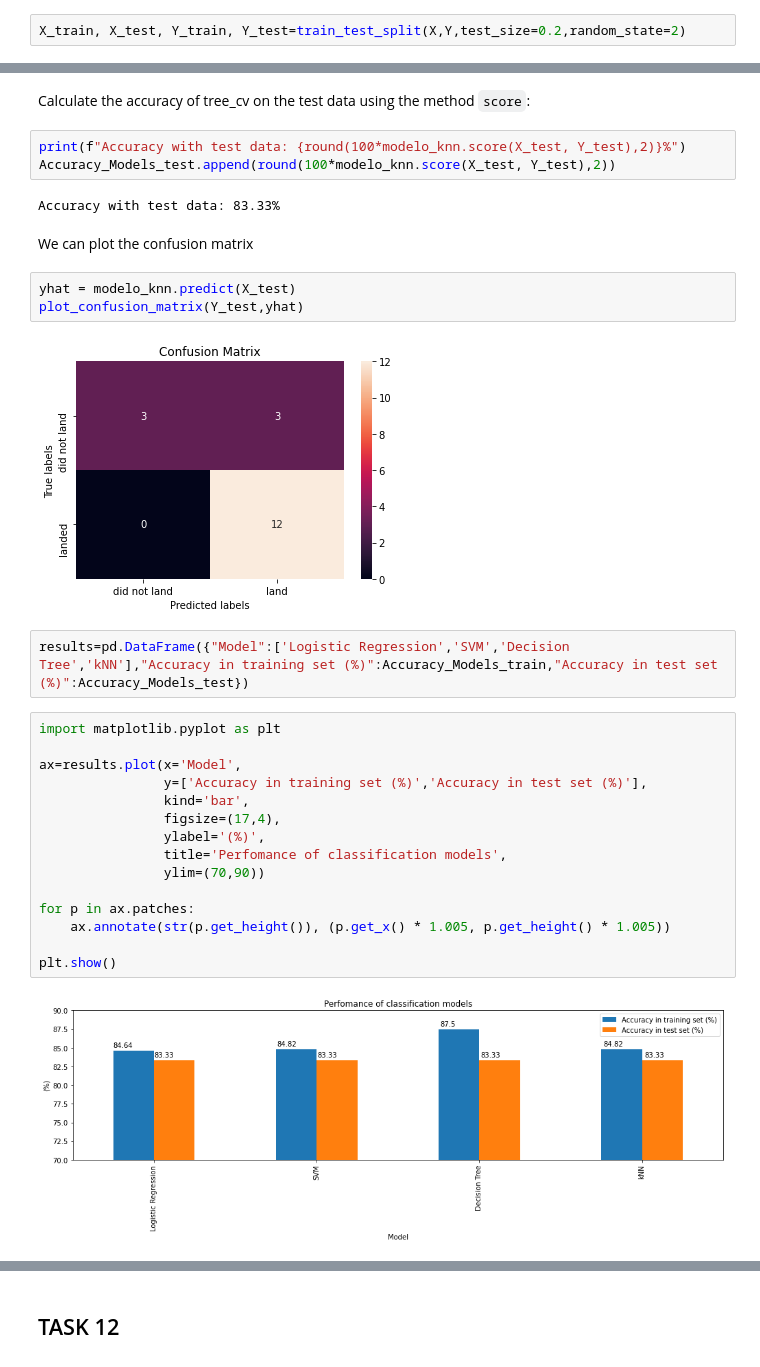
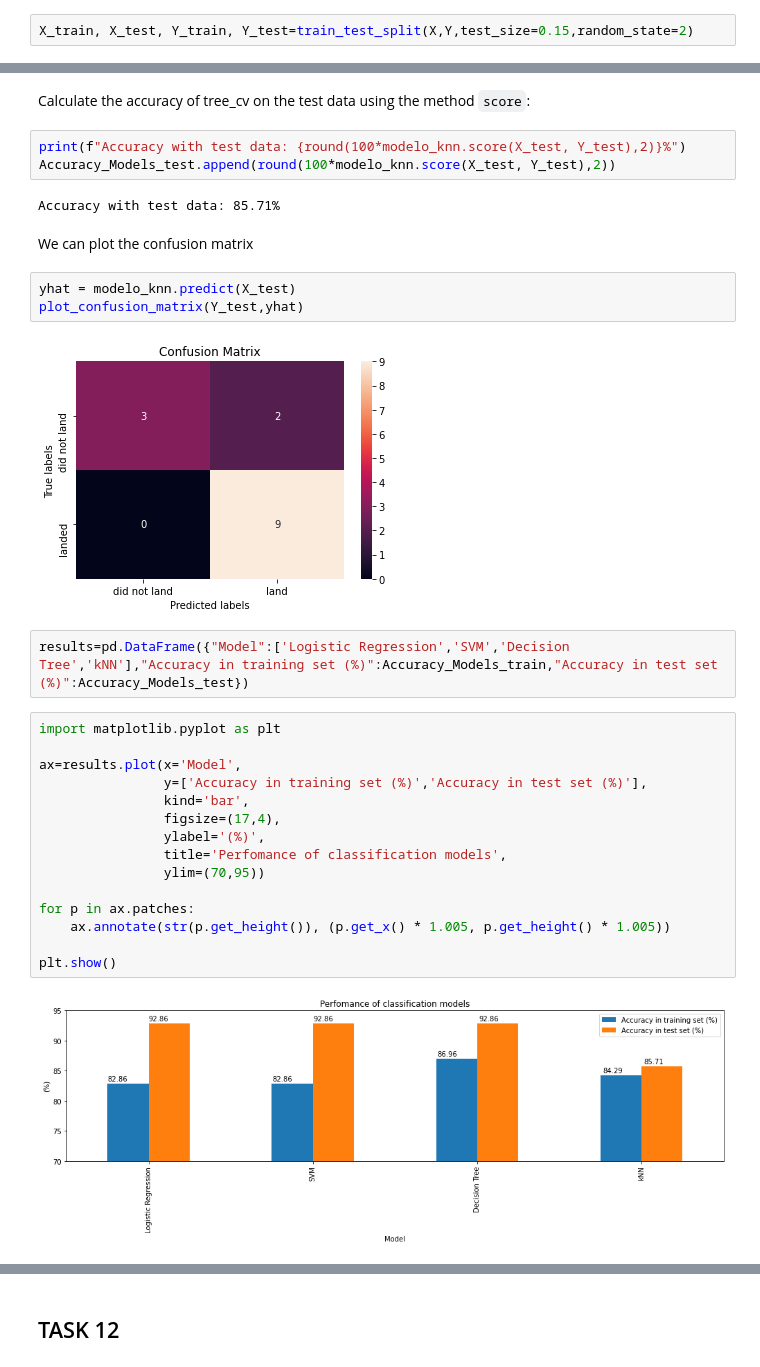
Before and after one commit to AndresNietoGuadarrama/SpaceXLandModel_DS, a Jupyter notebook: SpaceX_Machine Learning Prediction_Part_5.ipynb, the cells around one changed output, grey strips where cells are left out. Drawn from its saved outputs; the diff is of its cells as text.

```diff
--- a/SpaceX_Machine Learning Prediction_Part_5.ipynb
+++ b/SpaceX_Machine Learning Prediction_Part_5.ipynb
@@ -137,7 +138,7 @@ Use the function train_test_split to split the data X and Y into training and te
 # %% [markdown]
 <code>X_train, X_test, Y_train, Y_test</code>
 # %%
-X_train, X_test, Y_train, Y_test=train_test_split(X,Y,test_size=0.2,random_state=2)
+X_train, X_test, Y_train, Y_test=train_test_split(X,Y,test_size=0.15,random_state=2)
 # %% [markdown]
 we can see we only have 18 test samples.
 # %%
@@ -283,30 +284,30 @@ Calculate the accuracy of tree_cv on the test data using the method <code>score<
 print(f"Accuracy with test data: {round(100*modelo_knn.score(X_test, Y_test),2)}%")
 Accuracy_Models_test.append(round(100*modelo_knn.score(X_test, Y_test),2))
 # %% [output]
-Accuracy with test data: 83.33%
+Accuracy with test data: 85.71%
 # %% [markdown]
 We can plot the confusion matrix
 # %%
 yhat = modelo_knn.predict(X_test)
 plot_confusion_matrix(Y_test,yhat)
 # %% [output]
-[figure, old version]
+[figure, new version]
 # %%
 results=pd.DataFrame({"Model":['Logistic Regression','SVM','Decision Tree','kNN'],"Accuracy in training set (%)":Accuracy_Models_train,"Accuracy in test set (%)":Accuracy_Models_test})
 # %%
 import matplotlib.pyplot as plt
 
 ax=results.plot(x='Model',
                 y=['Accuracy in training set (%)','Accuracy in test set (%)'],
                 kind='bar',
                 figsize=(17,4),
                 ylabel='(%)',
                 title='Perfomance of classification models',
-                ylim=(70,90))
+                ylim=(70,95))
 
 for p in ax.patches:
     ax.annotate(str(p.get_height()), (p.get_x() * 1.005, p.get_height() * 1.005))
 
 plt.show()
 # %% [output]
-[figure, old version]
+[figure, new version]
```
Also changed, not shown: parts of 16 cells of this notebook.
